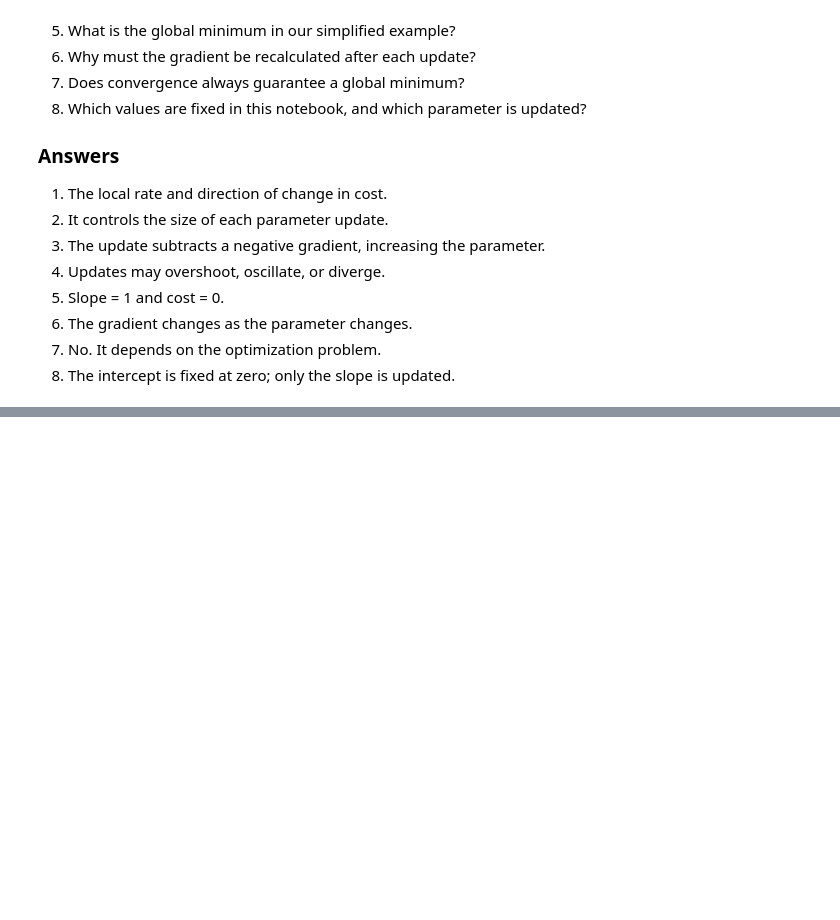
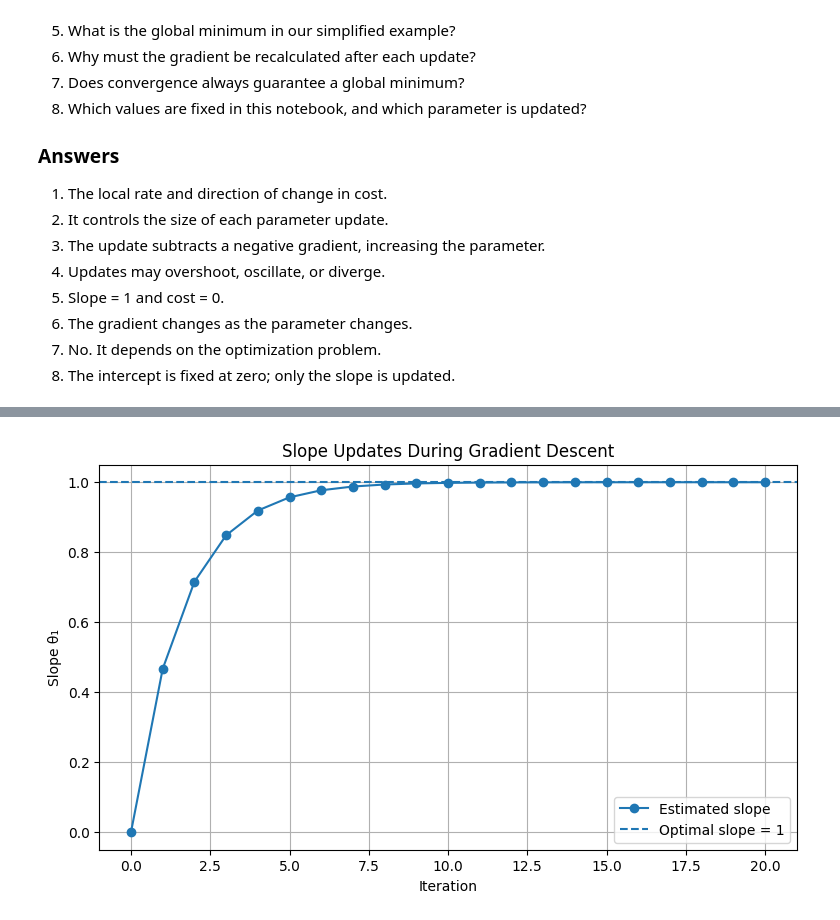
Before and after one commit to silverbullet-ai/learning-intelligence, a Jupyter notebook: 04-data-and-ai/04-machine-learning/05-gradient-descent/notebook.ipynb, the cells around one changed output, grey strips where cells are left out. Drawn from its saved outputs; the diff is of its cells as text; code cells hidden in the pictures; blank space fills up the shorter version.

```diff
--- a/04-data-and-ai/04-machine-learning/05-gradient-descent/notebook.ipynb
+++ b/04-data-and-ai/04-machine-learning/05-gradient-descent/notebook.ipynb
@@ -363,0 +623,24 @@ Iterations:      47
+# %%
+plt.figure(figsize=(9, 5))
+
+plt.plot(
+    history["iteration"],
+    history["theta_1"],
+    marker="o",
+    label="Estimated slope"
+)
+
+plt.axhline(
+    y=1,
+    linestyle="--",
+    label="Optimal slope = 1"
+)
+
+plt.xlabel("Iteration")
+plt.ylabel("Slope θ₁")
+plt.title("Slope Updates During Gradient Descent")
+plt.legend()
+plt.grid(True)
+plt.show()
+# %% [output]
+[figure, added]
```
Also changed, not shown: parts of 17 cells of this notebook, 1 other file.
